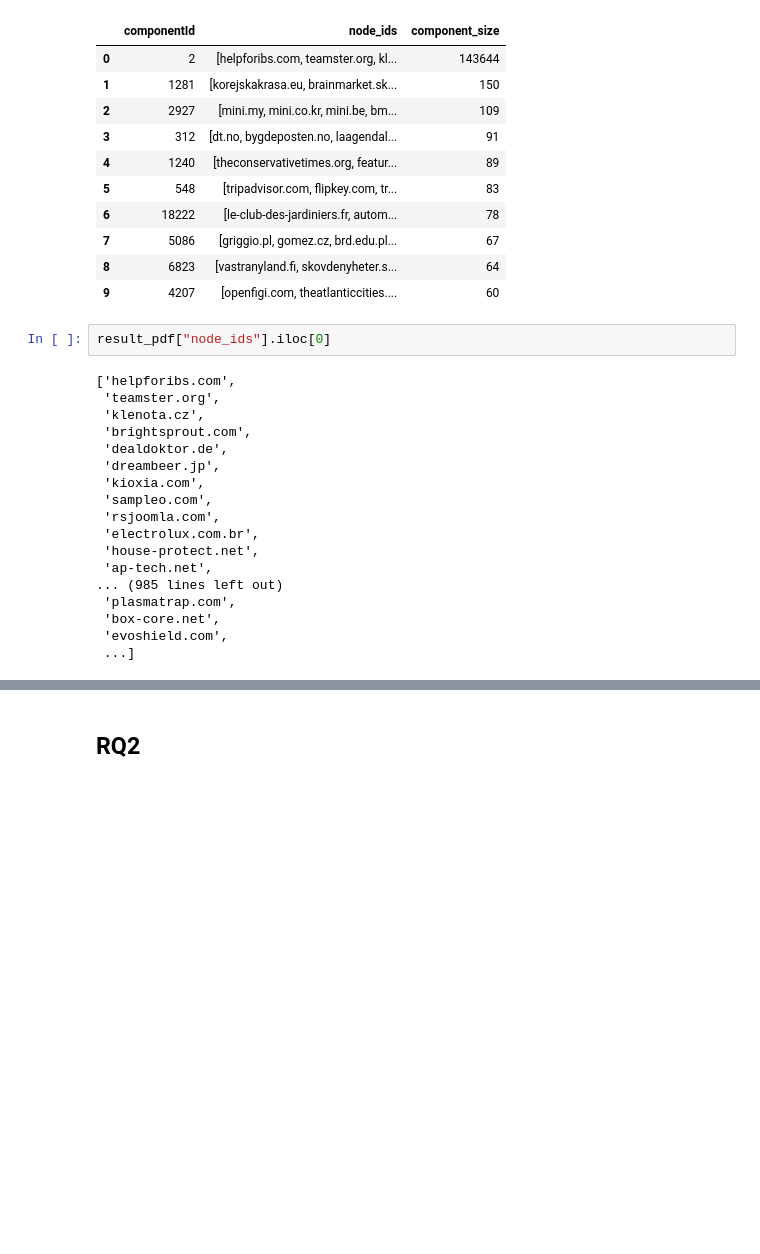
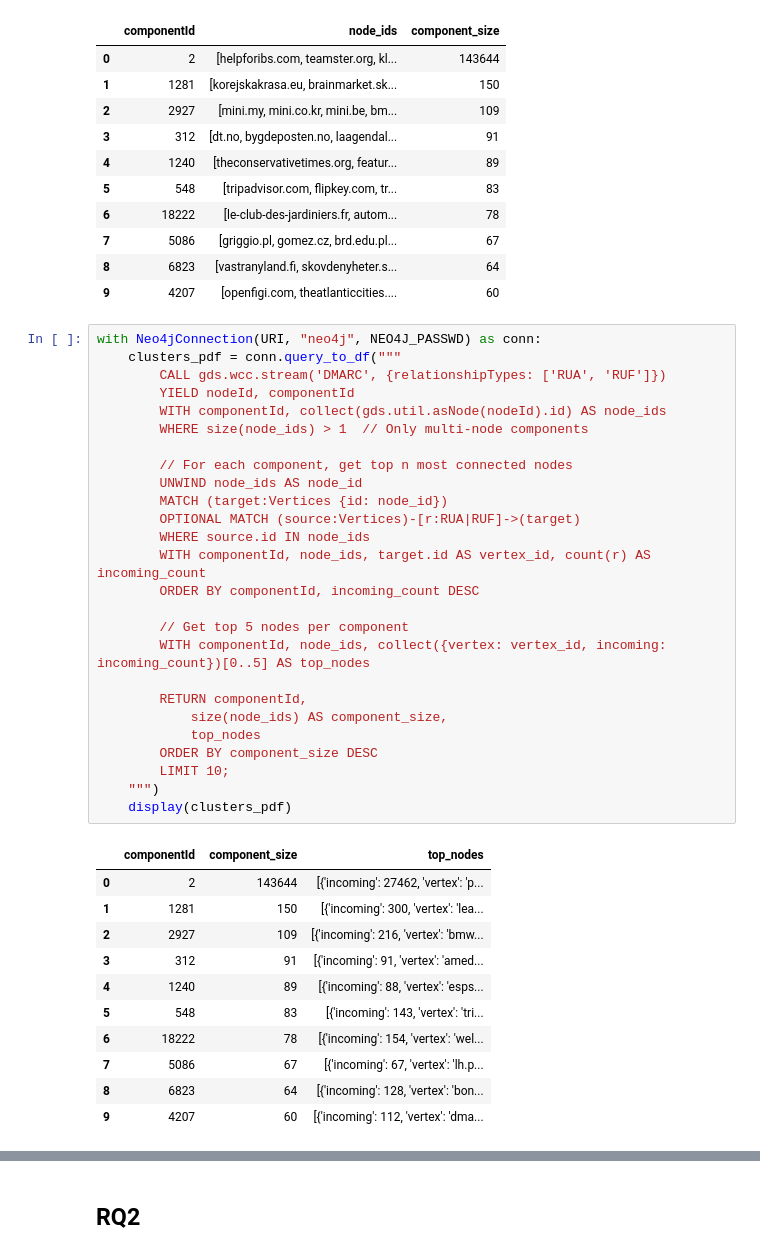
Before and after one commit to internettransparency/dmarc-cctld-research, a Jupyter notebook: notebooks/process-results.ipynb, the cells around one changed output, grey strips where cells are left out. Saved outputs shown, nothing was run; the diff lists cells and outputs as text; blank space fills up the shorter version.

Commit message:
degree centrality and connected components algorithms

```diff
--- a/notebooks/process-results.ipynb
+++ b/notebooks/process-results.ipynb
@@ -303,22 +303,40 @@ with Neo4jConnection(URI, "neo4j", NEO4J_PASSWD) as conn:
 | 8 | 6823 | [vastranyland.fi, skovdenyheter.s... | 64 |
 | 9 | 4207 | [openfigi.com, theatlanticcities.... | 60 |
 # %%
-result_pdf["node_ids"].iloc[0]
+with Neo4jConnection(URI, "neo4j", NEO4J_PASSWD) as conn:
+    clusters_pdf = conn.query_to_df("""
+        CALL gds.wcc.stream('DMARC', {relationshipTypes: ['RUA', 'RUF']})
+        YIELD nodeId, componentId
+        WITH componentId, collect(gds.util.asNode(nodeId).id) AS node_ids
+        WHERE size(node_ids) > 1  // Only multi-node components
+
+        // For each component, get top n most connected nodes
+        UNWIND node_ids AS node_id
+        MATCH (target:Vertices {id: node_id})
+        OPTIONAL MATCH (source:Vertices)-[r:RUA|RUF]->(target)
+        WHERE source.id IN node_ids
+        WITH componentId, node_ids, target.id AS vertex_id, count(r) AS incoming_count
+        ORDER BY componentId, incoming_count DESC
+
+        // Get top 5 nodes per component
+        WITH componentId, node_ids, collect({vertex: vertex_id, incoming: incoming_count})[0..5] AS top_nodes
+
+        RETURN componentId,
+            size(node_ids) AS component_size,
+            top_nodes
+        ORDER BY component_size DESC
+        LIMIT 10;
+    """)
+    display(clusters_pdf)
 # %% [output]
-['helpforibs.com',
- 'teamster.org',
- 'klenota.cz',
- 'brightsprout.com',
- 'dealdoktor.de',
- 'dreambeer.jp',
- 'kioxia.com',
- 'sampleo.com',
- 'rsjoomla.com',
- 'electrolux.com.br',
- 'house-protect.net',
- 'ap-tech.net',
-... (985 lines left out)
- 'plasmatrap.com',
- 'box-core.net',
- 'evoshield.com',
- ...]
+|  | componentId | component_size | top_nodes |
+| 0 | 2 | 143644 | [{'incoming': 27462, 'vertex': 'p... |
+| 1 | 1281 | 150 | [{'incoming': 300, 'vertex': 'lea... |
+| 2 | 2927 | 109 | [{'incoming': 216, 'vertex': 'bmw... |
+| 3 | 312 | 91 | [{'incoming': 91, 'vertex': 'amed... |
+| 4 | 1240 | 89 | [{'incoming': 88, 'vertex': 'esps... |
+| 5 | 548 | 83 | [{'incoming': 143, 'vertex': 'tri... |
+| 6 | 18222 | 78 | [{'incoming': 154, 'vertex': 'wel... |
+| 7 | 5086 | 67 | [{'incoming': 67, 'vertex': 'lh.p... |
+| 8 | 6823 | 64 | [{'incoming': 128, 'vertex': 'bon... |
+| 9 | 4207 | 60 | [{'incoming': 112, 'vertex': 'dma... |
```
Also changed, not shown: parts of 6 cells of this notebook.
